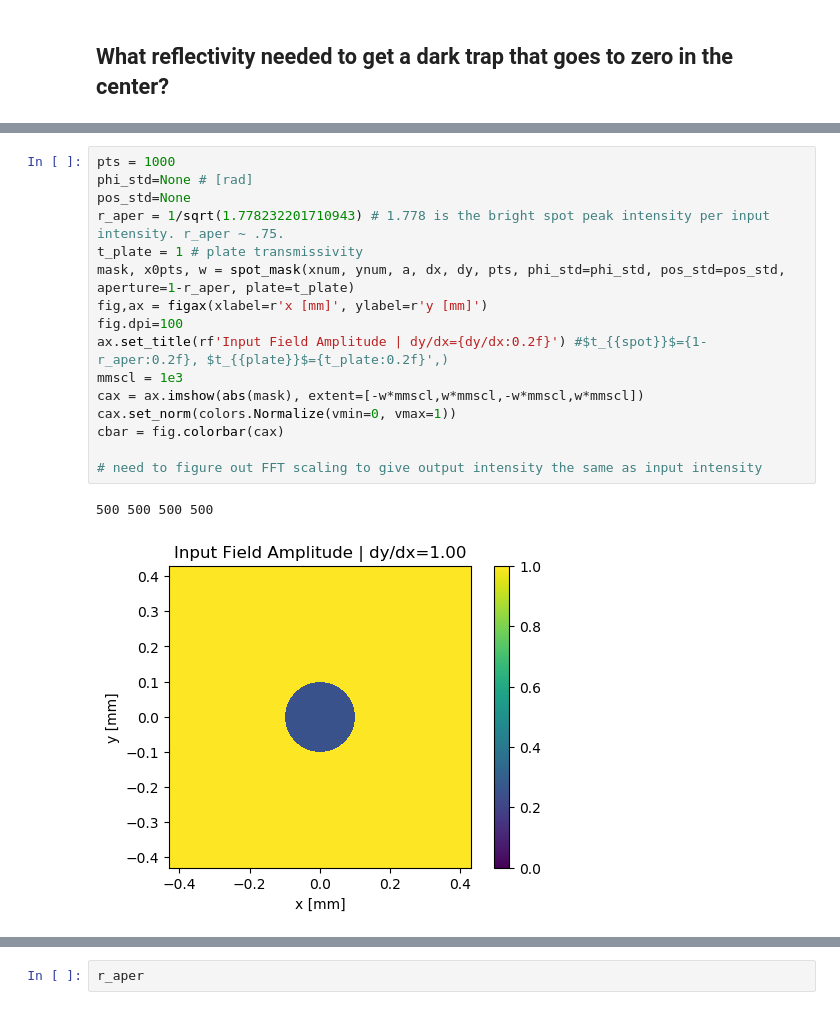
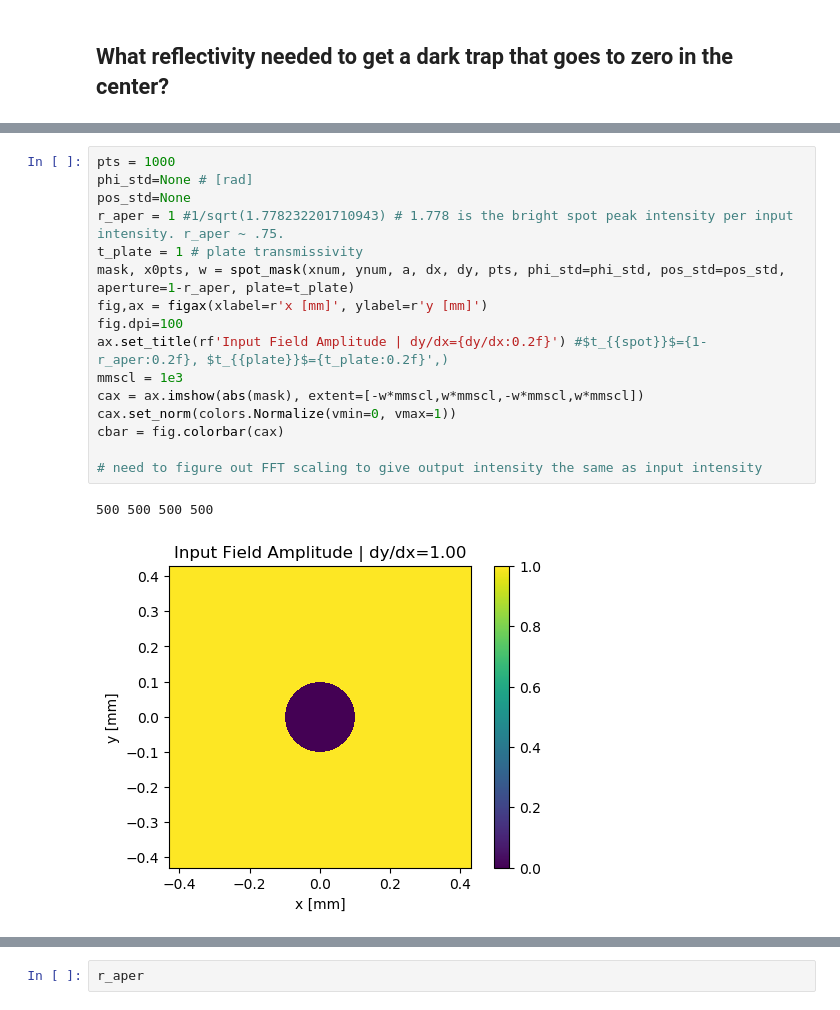
Before and after one commit to prhuft/fourier-optics, a Jupyter notebook: nonuniform_array.ipynb, the cells around one changed output, grey strips where cells are left out. Drawn from its saved outputs; the diff is of its cells as text.

```diff
--- a/nonuniform_array.ipynb
+++ b/nonuniform_array.ipynb
@@ -51,22 +51,22 @@ zTalbotx=0.459379, zTalboty=0.459379
 # %%
 pts = 1000
 phi_std=None # [rad]
 pos_std=None
-r_aper = 1/sqrt(1.778232201710943) # 1.778 is the bright spot peak intensity per input intensity. r_aper ~ .75.
+r_aper = 1 #1/sqrt(1.778232201710943) # 1.778 is the bright spot peak intensity per input intensity. r_aper ~ .75.
 t_plate = 1 # plate transmissivity
 mask, x0pts, w = spot_mask(xnum, ynum, a, dx, dy, pts, phi_std=phi_std, pos_std=pos_std, aperture=1-r_aper, plate=t_plate)
 fig,ax = figax(xlabel=r'x [mm]', ylabel=r'y [mm]')
 fig.dpi=100
 ax.set_title(rf'Input Field Amplitude | dy/dx={dy/dx:0.2f}') #$t_{{spot}}$={1-r_aper:0.2f}, $t_{{plate}}$={t_plate:0.2f}',)
 mmscl = 1e3
 cax = ax.imshow(abs(mask), extent=[-w*mmscl,w*mmscl,-w*mmscl,w*mmscl])
 cax.set_norm(colors.Normalize(vmin=0, vmax=1))
 cbar = fig.colorbar(cax)
 
 # need to figure out FFT scaling to give output intensity the same as input intensity
 # %% [output]
 500 500 500 500
-[figure, old version]
+[figure, new version]
 # %%
 # FOURIER PLANE FIELD -- propogate the field and apply a filter in the Fourier plane
 padding= int(pts/2) #TODO set
```
Also changed, not shown: parts of 20 cells of this notebook, 1 other file.
